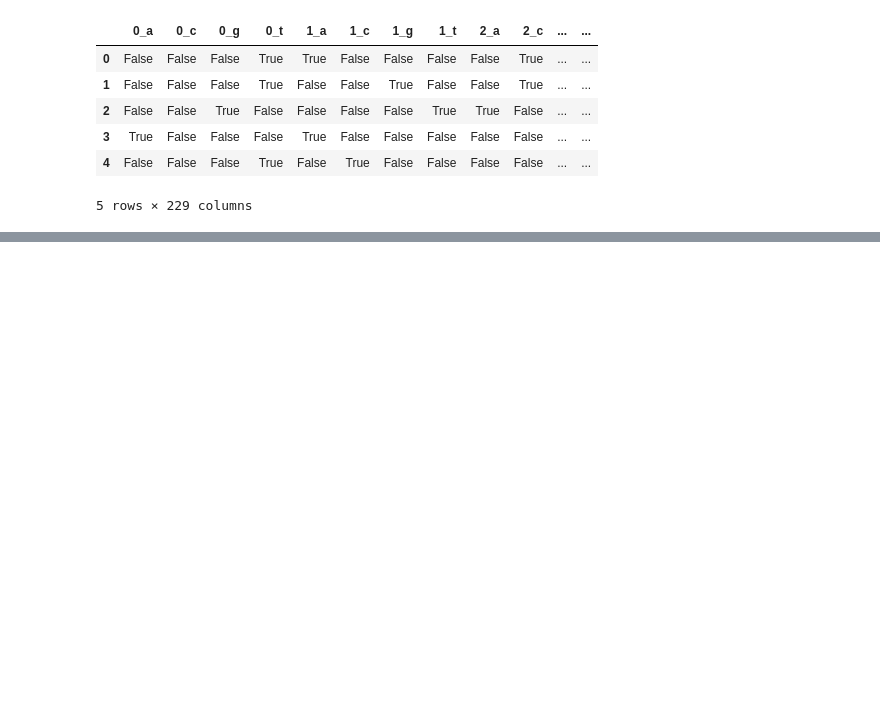
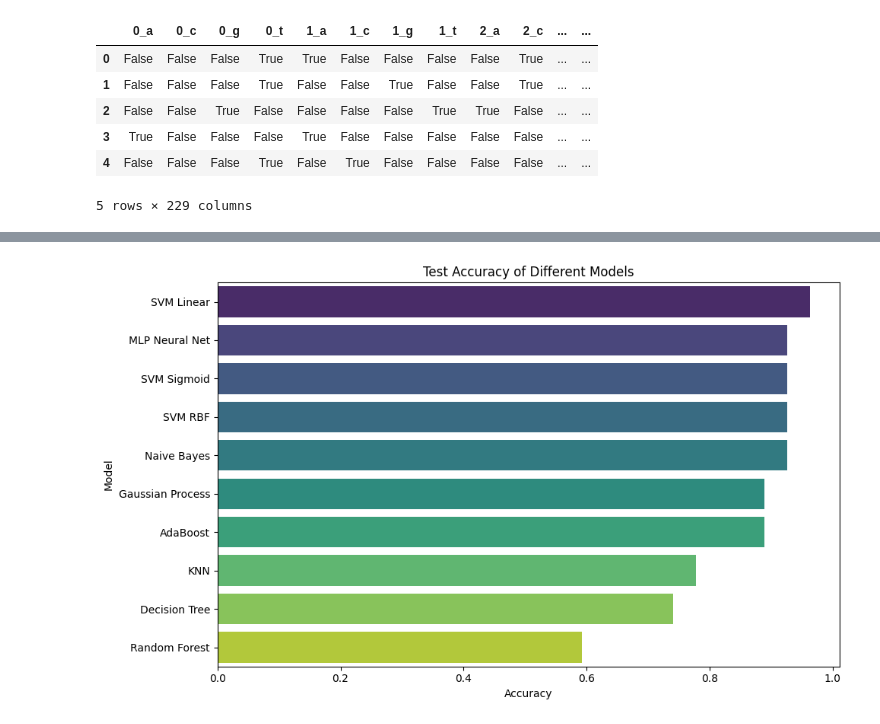
Before and after one commit to XMB234/Bioinformatic-Project---DNA-Classification, a Jupyter notebook: Bioinformatic_Project_1.ipynb, the cells around one changed output, grey strips where cells are left out. Cells and saved outputs as stored; diff of their text form; code cells hidden in the pictures; blank space fills up the shorter version.

```diff
--- a/Bioinformatic_Project_1.ipynb
+++ b/Bioinformatic_Project_1.ipynb
@@ -274,0 +281,10 @@ results_df
+# %%
+plt.figure(figsize=(10,6))
+sns.barplot(x='Test Acc', y='Model', data=results_df, palette='viridis')
+plt.title("Test Accuracy of Different Models")
+plt.xlabel("Accuracy")
+plt.ylabel("Model")
+plt.tight_layout()
+plt.show()
+# %% [output]
+[figure, added]
```
Also changed, not shown: parts of 7 cells of this notebook.
